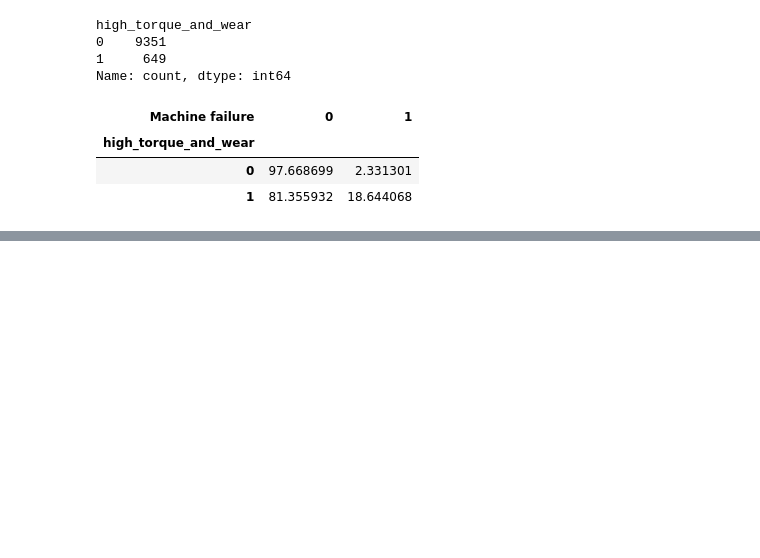
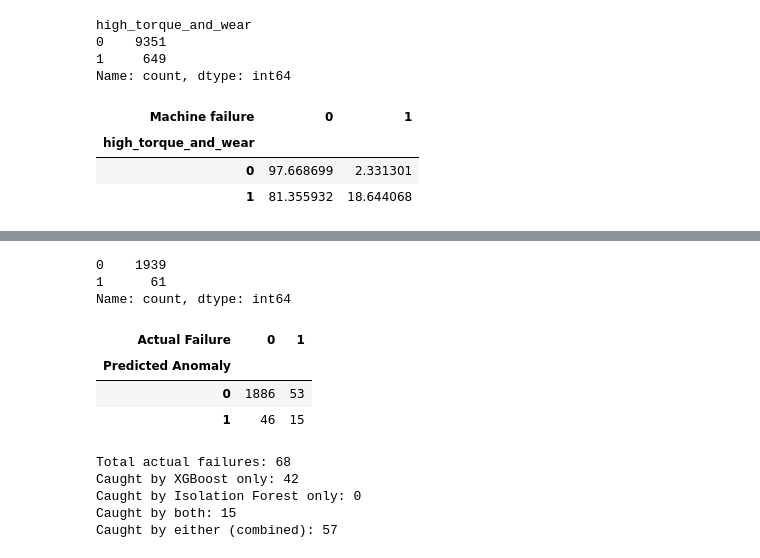
Before and after one commit to Himanshurana9811/predictive-maintenance-api, a Jupyter notebook: notebooks/01_eda.ipynb, the cells around one changed output, grey strips where cells are left out. Saved outputs shown, nothing was run; the diff lists cells and outputs as text; code cells hidden in the pictures; blank space fills up the shorter version.

```diff
--- a/notebooks/01_eda.ipynb
+++ b/notebooks/01_eda.ipynb
@@ -232,0 +353,8 @@ pd.crosstab(df['high_torque_and_wear'], df['Machine failure'], normalize='index'
+# %%
+xgb_model = XGBClassifier(scale_pos_weight=scale_pos_weight, random_state=42, eval_metric='logloss')
+xgb_model.fit(X_train_xgb, y_train)
+
+y_pred_xgb = xgb_model.predict(X_test_xgb)
+
+print(confusion_matrix(y_test, y_pred_xgb))
+print(classification_report(y_test, y_pred_xgb))
@@ -232,0 +502,56 @@ pd.crosstab(df['high_torque_and_wear'], df['Machine failure'], normalize='index'
+# %%
+from sklearn.ensemble import IsolationForest
+
+# Use only the numeric sensor + engineered features (no Machine failure label at all)
+iso_features = ['Air temperature [K]', 'Process temperature [K]', 'Rotational speed [rpm]',
+                 'Torque [Nm]', 'Tool wear [min]', 'high_torque_flag', 'speed_deviation',
+                 'high_torque_and_wear']
+
+iso_forest = IsolationForest(contamination=0.034, random_state=42)
+iso_forest.fit(X_train[iso_features])
+
+# -1 = anomaly, 1 = normal -> convert to 1 = anomaly, 0 = normal for easier comparison
+anomaly_pred = iso_forest.predict(X_test[iso_features])
+anomaly_pred_binary = (anomaly_pred == -1).astype(int)
+
+print(pd.Series(anomaly_pred_binary).value_counts())
+# %% [output]
+0    1939
+1      61
+Name: count, dtype: int64
+# %%
+pd.crosstab(anomaly_pred_binary, y_test, rownames=['Predicted Anomaly'], colnames=['Actual Failure'])
+# %% [output]
+| Actual Failure | 0 | 1 |
+| Predicted Anomaly |  |  |
+| 0 | 1886 | 53 |
+| 1 | 46 | 15 |
+# %%
+xgb_pred = xgb_model_v2.predict(X_test_xgb)
+
+# Failures caught by XGBoost but missed by Isolation Forest, and vice versa
+combined_df = pd.DataFrame({
+    'actual': y_test.values,
+    'xgb_pred': xgb_pred,
+    'iso_pred': anomaly_pred_binary
+})
+
+# Only look at actual failures
+failures_only = combined_df[combined_df['actual'] == 1]
+
+caught_by_either = ((failures_only['xgb_pred'] == 1) | (failures_only['iso_pred'] == 1)).sum()
+caught_by_xgb_only = ((failures_only['xgb_pred'] == 1) & (failures_only['iso_pred'] == 0)).sum()
+caught_by_iso_only = ((failures_only['iso_pred'] == 1) & (failures_only['xgb_pred'] == 0)).sum()
+caught_by_both = ((failures_only['xgb_pred'] == 1) & (failures_only['iso_pred'] == 1)).sum()
+
+print(f"Total actual failures: {len(failures_only)}")
+print(f"Caught by XGBoost only: {caught_by_xgb_only}")
+print(f"Caught by Isolation Forest only: {caught_by_iso_only}")
+print(f"Caught by both: {caught_by_both}")
+print(f"Caught by either (combined): {caught_by_either}")
+# %% [output]
+Total actual failures: 68
+Caught by XGBoost only: 42
+Caught by Isolation Forest only: 0
+Caught by both: 15
+Caught by either (combined): 57
```
Also changed, not shown: parts of 20 cells of this notebook, 2 other files.
